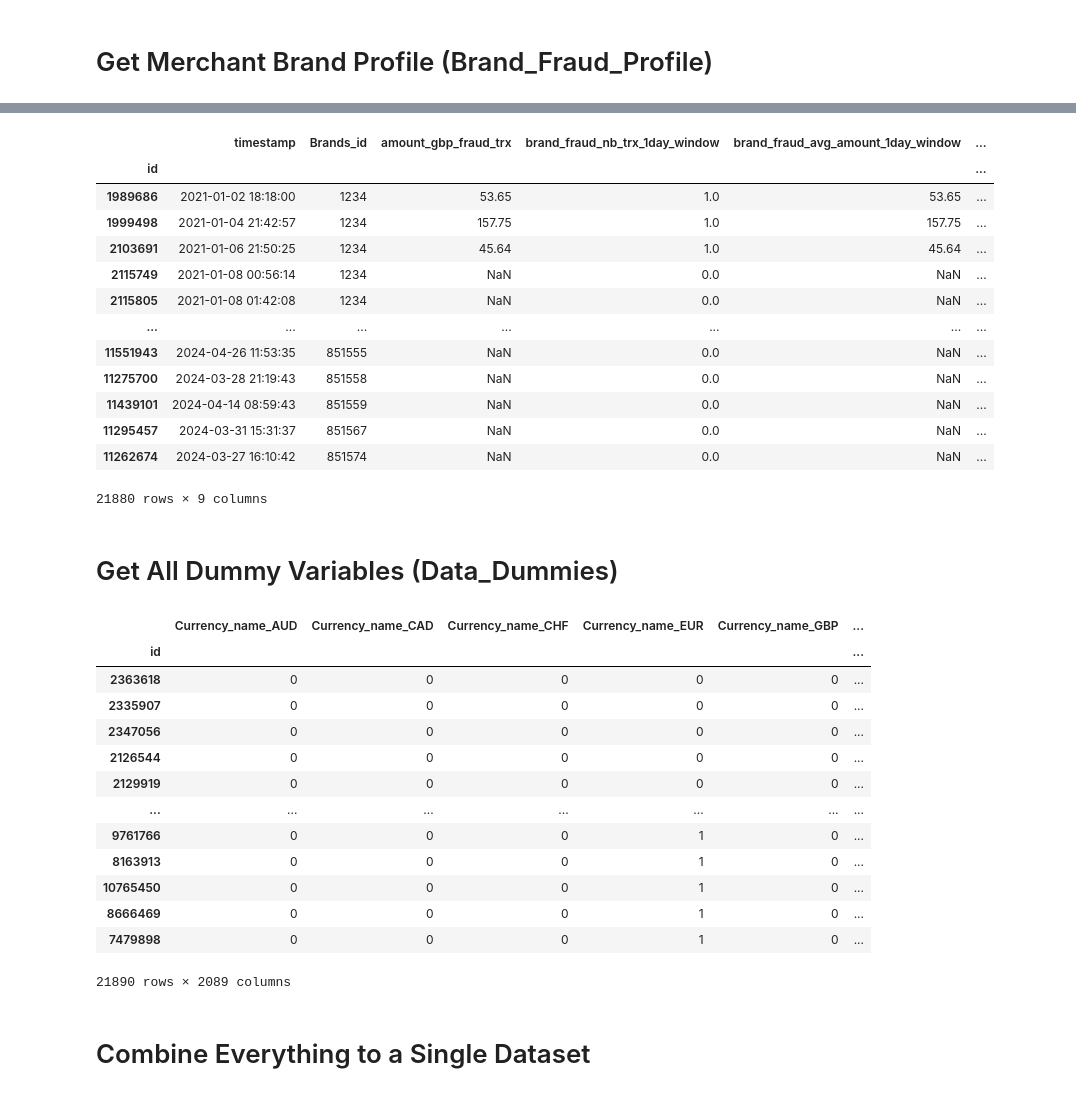
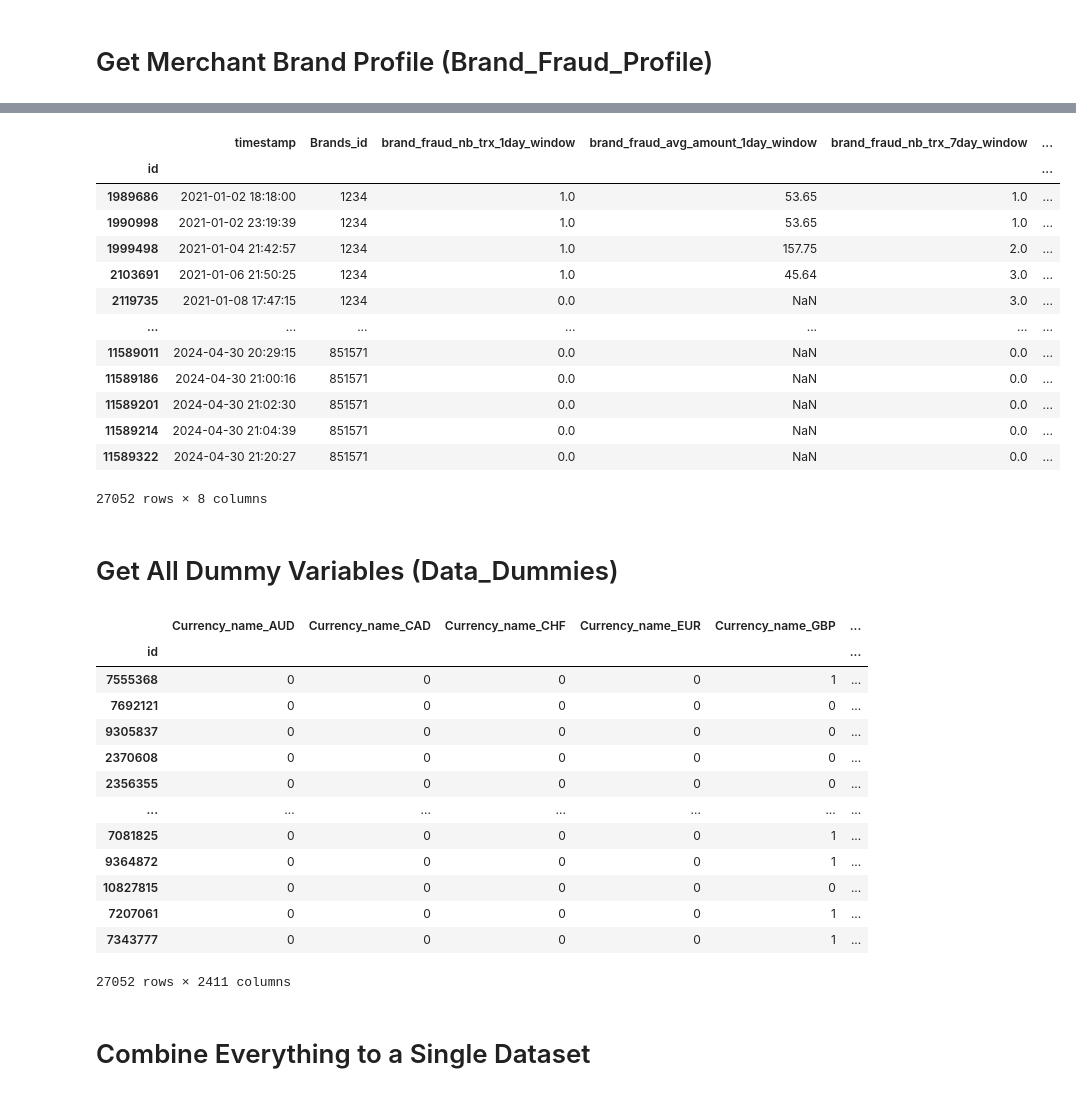
Before and after one commit to MaayanHagbi/CAS_ADS_Final_Project, a Jupyter notebook: Fraud_Detection_ML_(CAS_ADS).ipynb, the cells around one changed output, grey strips where cells are left out. Cells and saved outputs as stored; diff of their text form; code cells hidden in the pictures.

```diff
--- a/Fraud_Detection_ML_(CAS_ADS).ipynb
+++ b/Fraud_Detection_ML_(CAS_ADS).ipynb
@@ -65,13 +66,15 @@ Query = """
     Select distinct * from (
     Select * from `Data_Sceince_Project_Dataset.CAS_ADS_Dataset` where
     Clientinfo_id in (Select distinct Clientinfo_id from `Data_Sceince_Project_Dataset.CAS_ADS_Dataset`
-    where Chargebackreason_code in ('10','10.4','4837'))
+    where Chargebackreason_code in ('10','10.4','13','4837','4853'))
     union all
     Select * from `Data_Sceince_Project_Dataset.CAS_ADS_Dataset` where Clientinfo_id in (
     Select distinct Clientinfo_id from `Data_Sceince_Project_Dataset.CAS_ADS_Dataset`
     where Clientinfo_id not in (Select Clientinfo_id from `Data_Sceince_Project_Dataset.CAS_ADS_Dataset`
     where Chargebackreason_id is null and Clientinfo_id not in ((Select distinct Clientinfo_id from `Data_Sceince_Project_Dataset.CAS_ADS_Dataset`
-    where Chargebackreason_code in ('10','10.4','4837')))) limit 5000)
+    where Chargebackreason_code in ('10','10.4','13','4837','4853')))) limit 6000)
     ); """
 Query_Results = bigquery_client.query(Query)
 Data_Adf = Query_Results.to_dataframe()
+Data_Adf = Data_Adf.drop_duplicates(subset=['id'])
+Data_Adf
@@ -428,5 +441,7 @@ Brand_Fraud_Profile.set_index('id',inplace=True)
 
 Brand_Fraud_Profile.index = Brand_Fraud_Profile.index.astype(int)
 
+Brand_Fraud_Profile = Brand_Fraud_Profile.drop('amount_gbp_fraud_trx', axis=1)
+
 Brand_Fraud_Profile
 # %% [output]
@@ -435,17 +450,17 @@ Wall time: 1.07 s
-|  | timestamp | Brands_id | amount_gbp_fraud_trx | brand_fraud_nb_trx_1day_window | brand_fraud_avg_amount_1day_window | ... |
+|  | timestamp | Brands_id | brand_fraud_nb_trx_1day_window | brand_fraud_avg_amount_1day_window | brand_fraud_nb_trx_7day_window | ... |
 | id |  |  |  |  |  | ... |
-| 1989686 | 2021-01-02 18:18:00 | 1234 | 53.65 | 1.0 | 53.65 | ... |
-| 1999498 | 2021-01-04 21:42:57 | 1234 | 157.75 | 1.0 | 157.75 | ... |
-| 2103691 | 2021-01-06 21:50:25 | 1234 | 45.64 | 1.0 | 45.64 | ... |
-| 2115749 | 2021-01-08 00:56:14 | 1234 | NaN | 0.0 | NaN | ... |
-| 2115805 | 2021-01-08 01:42:08 | 1234 | NaN | 0.0 | NaN | ... |
+| 1989686 | 2021-01-02 18:18:00 | 1234 | 1.0 | 53.65 | 1.0 | ... |
+| 1990998 | 2021-01-02 23:19:39 | 1234 | 1.0 | 53.65 | 1.0 | ... |
+| 1999498 | 2021-01-04 21:42:57 | 1234 | 1.0 | 157.75 | 2.0 | ... |
+| 2103691 | 2021-01-06 21:50:25 | 1234 | 1.0 | 45.64 | 3.0 | ... |
+| 2119735 | 2021-01-08 17:47:15 | 1234 | 0.0 | NaN | 3.0 | ... |
 | ... | ... | ... | ... | ... | ... | ... |
-| 11551943 | 2024-04-26 11:53:35 | 851555 | NaN | 0.0 | NaN | ... |
-| 11275700 | 2024-03-28 21:19:43 | 851558 | NaN | 0.0 | NaN | ... |
-| 11439101 | 2024-04-14 08:59:43 | 851559 | NaN | 0.0 | NaN | ... |
-| 11295457 | 2024-03-31 15:31:37 | 851567 | NaN | 0.0 | NaN | ... |
-| 11262674 | 2024-03-27 16:10:42 | 851574 | NaN | 0.0 | NaN | ... |
+| 11589011 | 2024-04-30 20:29:15 | 851571 | 0.0 | NaN | 0.0 | ... |
+| 11589186 | 2024-04-30 21:00:16 | 851571 | 0.0 | NaN | 0.0 | ... |
+| 11589201 | 2024-04-30 21:02:30 | 851571 | 0.0 | NaN | 0.0 | ... |
+| 11589214 | 2024-04-30 21:04:39 | 851571 | 0.0 | NaN | 0.0 | ... |
+| 11589322 | 2024-04-30 21:20:27 | 851571 | 0.0 | NaN | 0.0 | ... |
-21880 rows × 9 columns
+27052 rows × 8 columns
 # %% [markdown]
 # Get All Dummy Variables (Data_Dummies)
 # %%
@@ -464,17 +479,17 @@ Data_Dummies
 # %% [output]
 |  | Currency_name_AUD | Currency_name_CAD | Currency_name_CHF | Currency_name_EUR | Currency_name_GBP | ... |
 | id |  |  |  |  |  | ... |
-| 2363618 | 0 | 0 | 0 | 0 | 0 | ... |
-| 2335907 | 0 | 0 | 0 | 0 | 0 | ... |
-| 2347056 | 0 | 0 | 0 | 0 | 0 | ... |
-| 2126544 | 0 | 0 | 0 | 0 | 0 | ... |
-| 2129919 | 0 | 0 | 0 | 0 | 0 | ... |
+| 7555368 | 0 | 0 | 0 | 0 | 1 | ... |
+| 7692121 | 0 | 0 | 0 | 0 | 0 | ... |
+| 9305837 | 0 | 0 | 0 | 0 | 0 | ... |
+| 2370608 | 0 | 0 | 0 | 0 | 0 | ... |
+| 2356355 | 0 | 0 | 0 | 0 | 0 | ... |
 | ... | ... | ... | ... | ... | ... | ... |
-| 9761766 | 0 | 0 | 0 | 1 | 0 | ... |
-| 8163913 | 0 | 0 | 0 | 1 | 0 | ... |
-| 10765450 | 0 | 0 | 0 | 1 | 0 | ... |
-| 8666469 | 0 | 0 | 0 | 1 | 0 | ... |
-| 7479898 | 0 | 0 | 0 | 1 | 0 | ... |
+| 7081825 | 0 | 0 | 0 | 0 | 1 | ... |
+| 9364872 | 0 | 0 | 0 | 0 | 1 | ... |
+| 10827815 | 0 | 0 | 0 | 0 | 0 | ... |
+| 7207061 | 0 | 0 | 0 | 0 | 1 | ... |
+| 7343777 | 0 | 0 | 0 | 0 | 1 | ... |
-21890 rows × 2089 columns
+27052 rows × 2411 columns
 # %% [markdown]
 # Combine Everything to a Single Dataset
```
Also changed, not shown: parts of 35 cells of this notebook.
